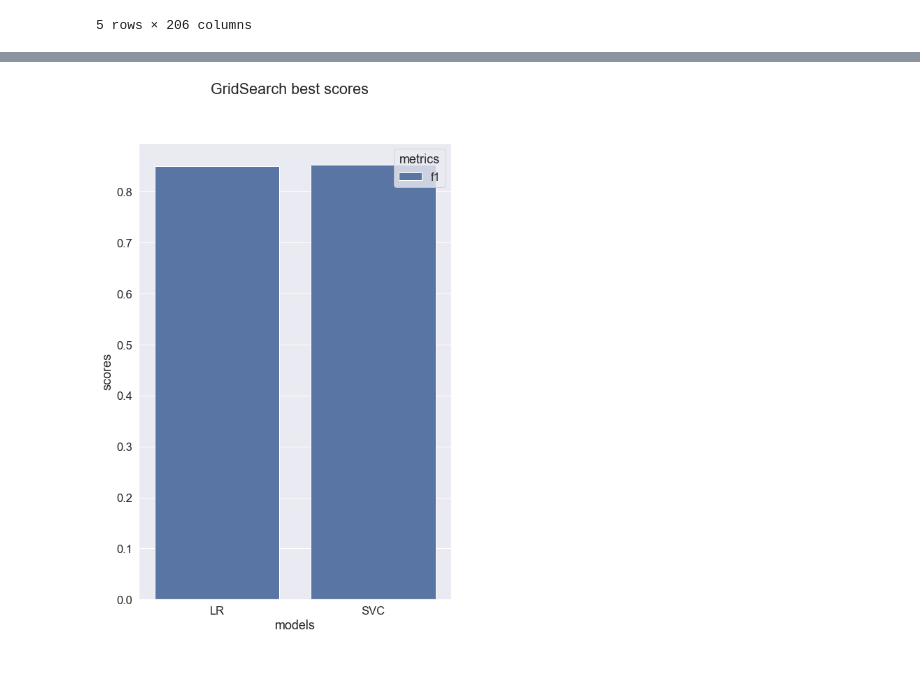
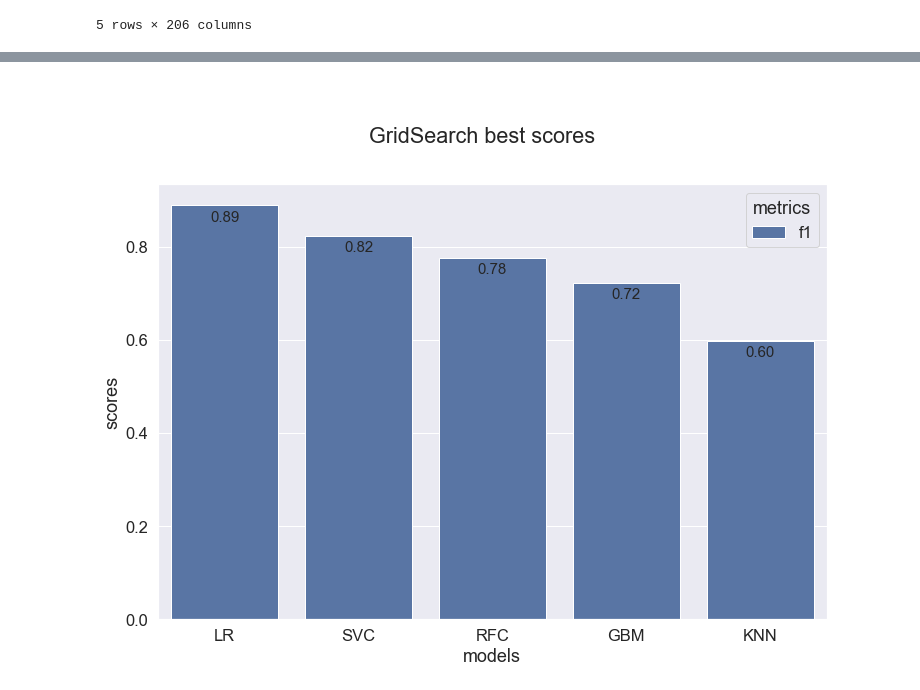
Before and after one commit to RuslanBabudzhan/QuantumBearings, a Jupyter notebook: notebooks/GridSearch.ipynb, the cells around one changed output, grey strips where cells are left out. Cells and saved outputs as stored; diff of their text form; code cells hidden in the pictures.

Commit message:
GS results

```diff
--- a/notebooks/GridSearch.ipynb
+++ b/notebooks/GridSearch.ipynb
@@ -8,9 +8,9 @@ from source.processes import Shuffler
 from source.datamodels.datamodels import GridSearchResults
 from source.datamodels.datamodels import Axes, Stats
 # %%
-project_folder = "F:/PythonNotebooks/Study/Quantum/Bearings/"
-own_data_path = os.path.join(project_folder, "data/own datasets/")
-third_party_data_path = os.path.join(project_folder, "data/third party datasets/")
+project_folder = "D:/Labs/Quantum/"
+own_data_path = os.path.join(project_folder, "data/")
+# third_party_data_path = os.path.join(project_folder, "data/")
 # %%
 prepared_data = pd.read_csv(os.path.join(own_data_path, 'processed_full_signal_specter1000_noscale.csv'), delimiter=',')  # our experiment
 # prepared_data = pd.read_csv(os.path.join(third_party_data_path, 'N1 Cesar Ricardo', 'csv',
@@ -36,7 +36,7 @@ from sklearn.neighbors import KNeighborsClassifier
 from sklearn.preprocessing import StandardScaler
 from sklearn.model_selection import GridSearchCV
 # %%
-LR_estimator = LogisticRegression(max_iter=10000)
+LR_estimator = LogisticRegression(max_iter=100000)
 SVC_estimator = SVC()
 RFC_estimator = RandomForestClassifier()
 GBM_estimator = GradientBoostingClassifier()
@@ -44,8 +44,8 @@ KNN_estimator = KNeighborsClassifier()
 # %%
 LR_grid = {"C": list(np.logspace(-3, 6, 10))}  # np.ndarrays are not serializable
 SVC_grid = {"C": list(np.logspace(-3, 6, 10)), 'kernel': ['linear', 'poly', 'rbf', 'sigmoid']}
-RFC_grid = {'n_estimators': [20, 50, 100, 200, 500], 'max_depth': [1, 3, 5, 9, 15, 30, None]}
-GBM_grid = {'learning_rate': list(np.logspace(-3, 4, 8)), 'n_estimators': [50, 100, 200, 500], 'max_depth': [1, 3, 5, 9, 15, 30, None]}
+RFC_grid = {'n_estimators': [50, 100, 200, 300], 'max_depth': [3, 5, 9, 15, 30]}
+GBM_grid = {'learning_rate': list(np.logspace(-3, 4, 8)), 'n_estimators': [50, 100, 200, 300], 'max_depth': [3, 5, 9, 15, 30]}
 KNN_grid = {'n_neighbors': [1, 3, 5, 7, 9, 15, 35], 'p': [1, 1.5, 2, 2.5, 6, 100]}
 # %%
 X = prepared_data.drop(columns=['target', 'group']).values
@@ -61,9 +61,9 @@ estimators = [LR_estimator, SVC_estimator]
 grids = [LR_grid, SVC_grid]
 names = ['LR', 'SVC']
 
-estimators = [LR_estimator]
-grids = [LR_grid]
-names = ['LR']
+estimators = [LR_estimator, SVC_estimator, RFC_estimator, GBM_estimator, KNN_estimator]
+grids = [LR_grid, SVC_grid, RFC_grid, GBM_grid, KNN_grid]
+names = ['LR', 'SVC', 'RFC', 'GBM', 'KNN']
 
 n_repeats = 10
 score_name = 'f1'
@@ -111,3 +123,5 @@ Best f1 score for LR: 84.674%
+# %% [markdown]
+##
 # %%
 from source.postprocessing.mljson import serialize_results
 
@@ -119,9 +133,9 @@ estimators_scores_means = [res.scores for res in GS_results_objects]
 # %%
 from source.postprocessing.plotter import dist_plot, bar_plot
 
 
 # dist_plot(results=estimators_score_distr, models=names, metrics=['f1'], plot_size=(8, 12), Title='GridSearch', filename='GS_LR_SVC.png')
 
-bar_plot(results=estimators_scores_means, models=names, metrics=['f1'], plot_size=(8, 12), Title='GridSearch best scores', filename='GS_LR_SVC_means.png')
+bar_plot(results=estimators_scores_means, models=names, metrics=['f1'], plot_size=(12, 8), Title='GridSearch best scores', filename='GS_LR_SVC_means.png')
 # %% [output]
-[figure, old version]
+[figure, new version]
```
Also changed, not shown: parts of 2 cells of this notebook.
